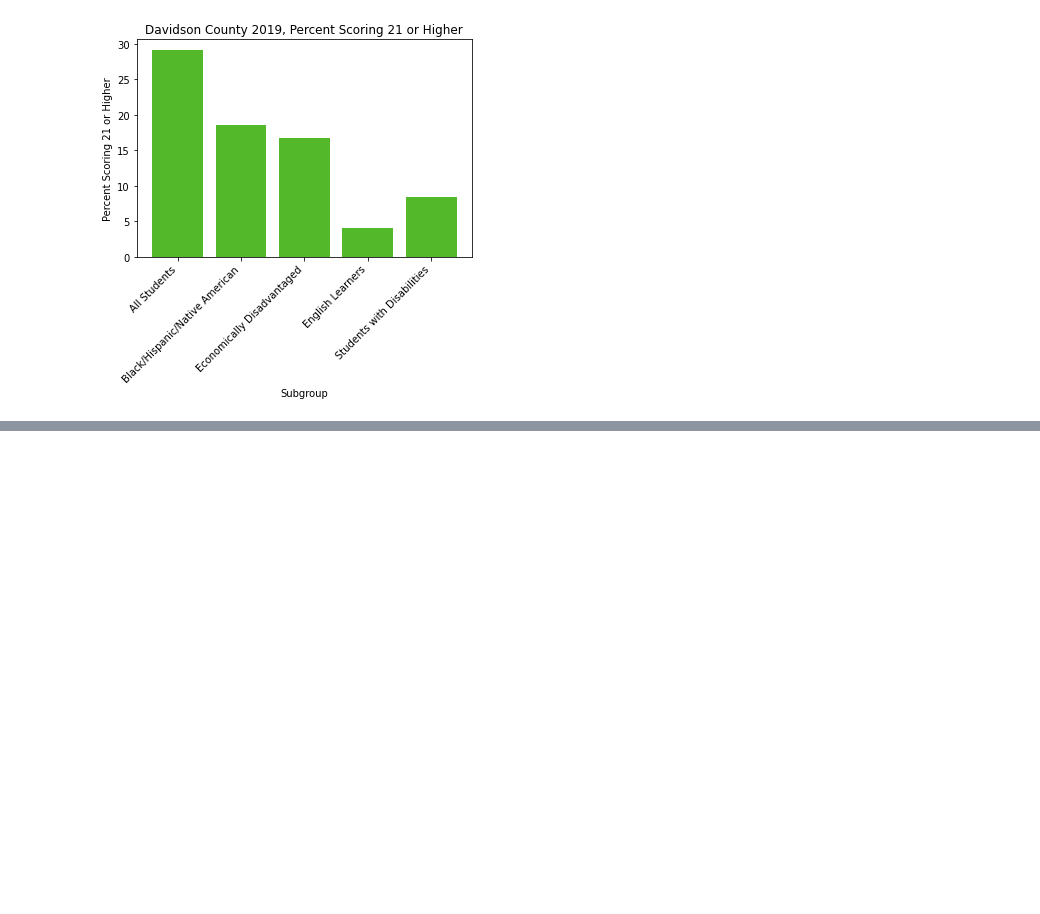
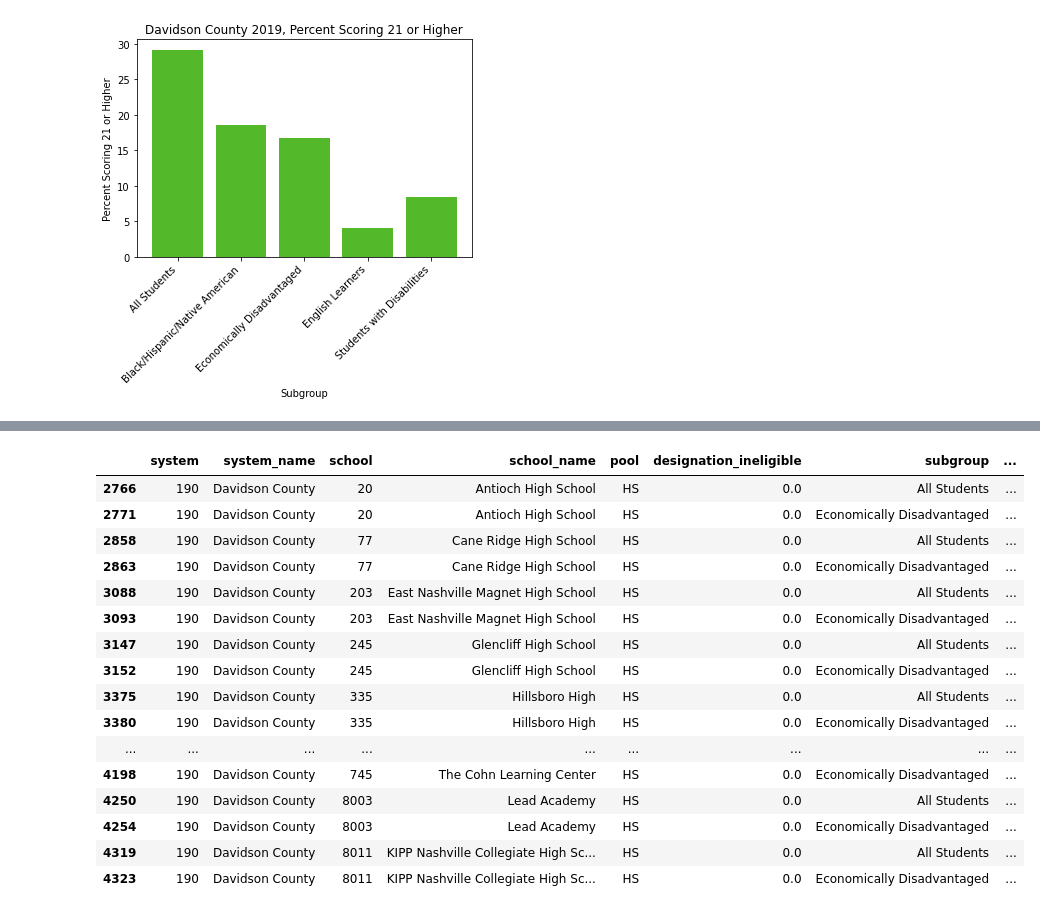
Before and after one commit to CalebAutry/capstone, a Jupyter notebook: notebooks/capstone.ipynb, the cells around one changed output, grey strips where cells are left out. Cells and saved outputs as stored; diff of their text form; code cells hidden in the pictures; blank space fills up the shorter version.

```diff
--- a/notebooks/capstone.ipynb
+++ b/notebooks/capstone.ipynb
@@ -865,0 +972,20 @@ plt.xticks(rotation=45,
+# %%
+davidson_hs_school_indicators_19_all_ed
+# %% [output]
+|  | system | system_name | school | school_name | pool | designation_ineligible | subgroup | ... |
+| 2766 | 190 | Davidson County | 20 | Antioch High School | HS | 0.0 | All Students | ... |
+| 2771 | 190 | Davidson County | 20 | Antioch High School | HS | 0.0 | Economically Disadvantaged | ... |
+| 2858 | 190 | Davidson County | 77 | Cane Ridge High School | HS | 0.0 | All Students | ... |
+| 2863 | 190 | Davidson County | 77 | Cane Ridge High School | HS | 0.0 | Economically Disadvantaged | ... |
+| 3088 | 190 | Davidson County | 203 | East Nashville Magnet High School | HS | 0.0 | All Students | ... |
+| 3093 | 190 | Davidson County | 203 | East Nashville Magnet High School | HS | 0.0 | Economically Disadvantaged | ... |
+| 3147 | 190 | Davidson County | 245 | Glencliff High School | HS | 0.0 | All Students | ... |
+| 3152 | 190 | Davidson County | 245 | Glencliff High School | HS | 0.0 | Economically Disadvantaged | ... |
+| 3375 | 190 | Davidson County | 335 | Hillsboro High | HS | 0.0 | All Students | ... |
+| 3380 | 190 | Davidson County | 335 | Hillsboro High | HS | 0.0 | Economically Disadvantaged | ... |
+| ... | ... | ... | ... | ... | ... | ... | ... | ... |
+| 4198 | 190 | Davidson County | 745 | The Cohn Learning Center | HS | 0.0 | Economically Disadvantaged | ... |
+| 4250 | 190 | Davidson County | 8003 | Lead Academy | HS | 0.0 | All Students | ... |
+| 4254 | 190 | Davidson County | 8003 | Lead Academy | HS | 0.0 | Economically Disadvantaged | ... |
+| 4319 | 190 | Davidson County | 8011 | KIPP Nashville Collegiate High Sc... | HS | 0.0 | All Students | ... |
+| 4323 | 190 | Davidson County | 8011 | KIPP Nashville Collegiate High Sc... | HS | 0.0 | Economically Disadvantaged | ... |
```
Also changed, not shown: parts of 13 cells of this notebook.
